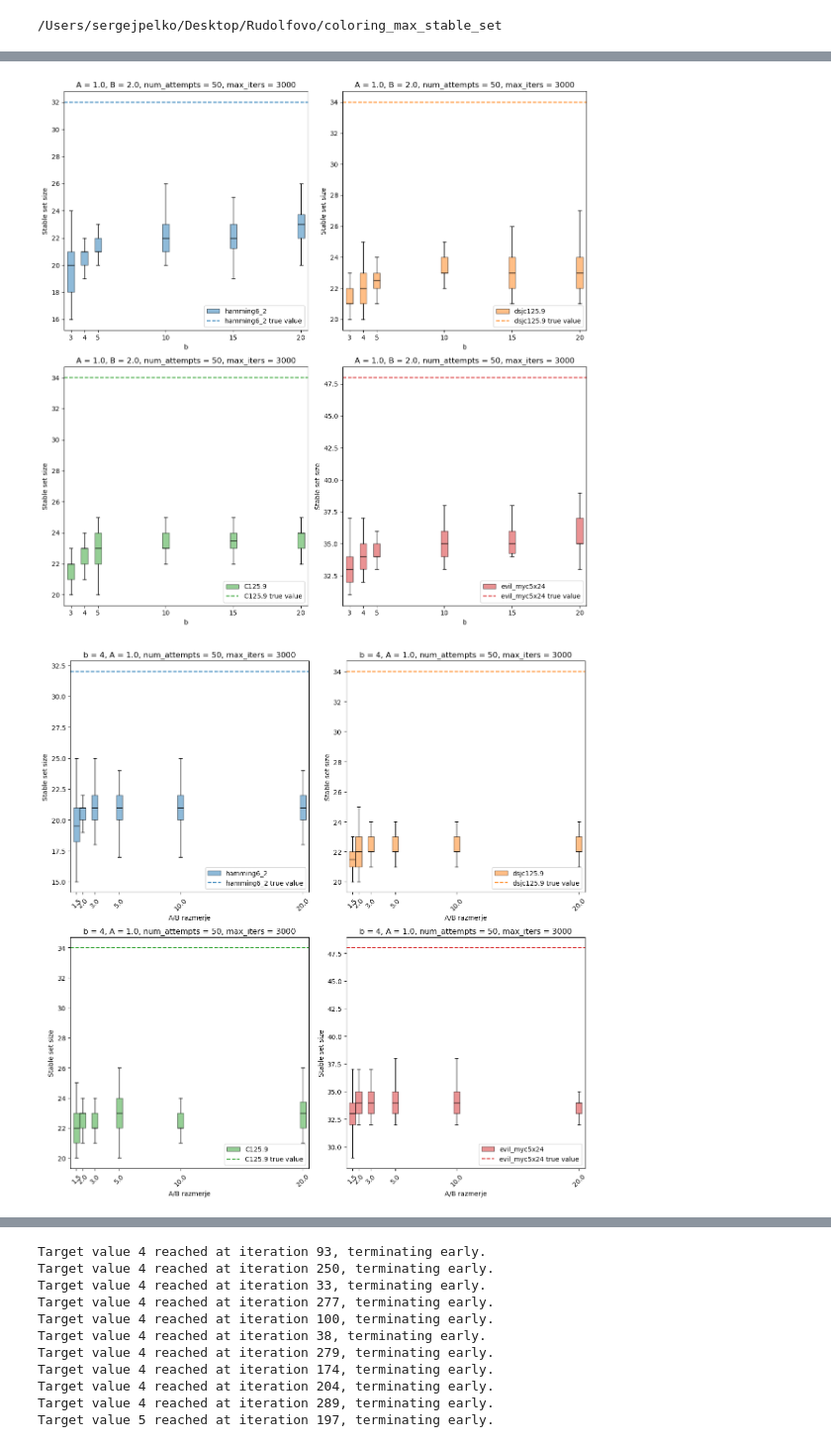
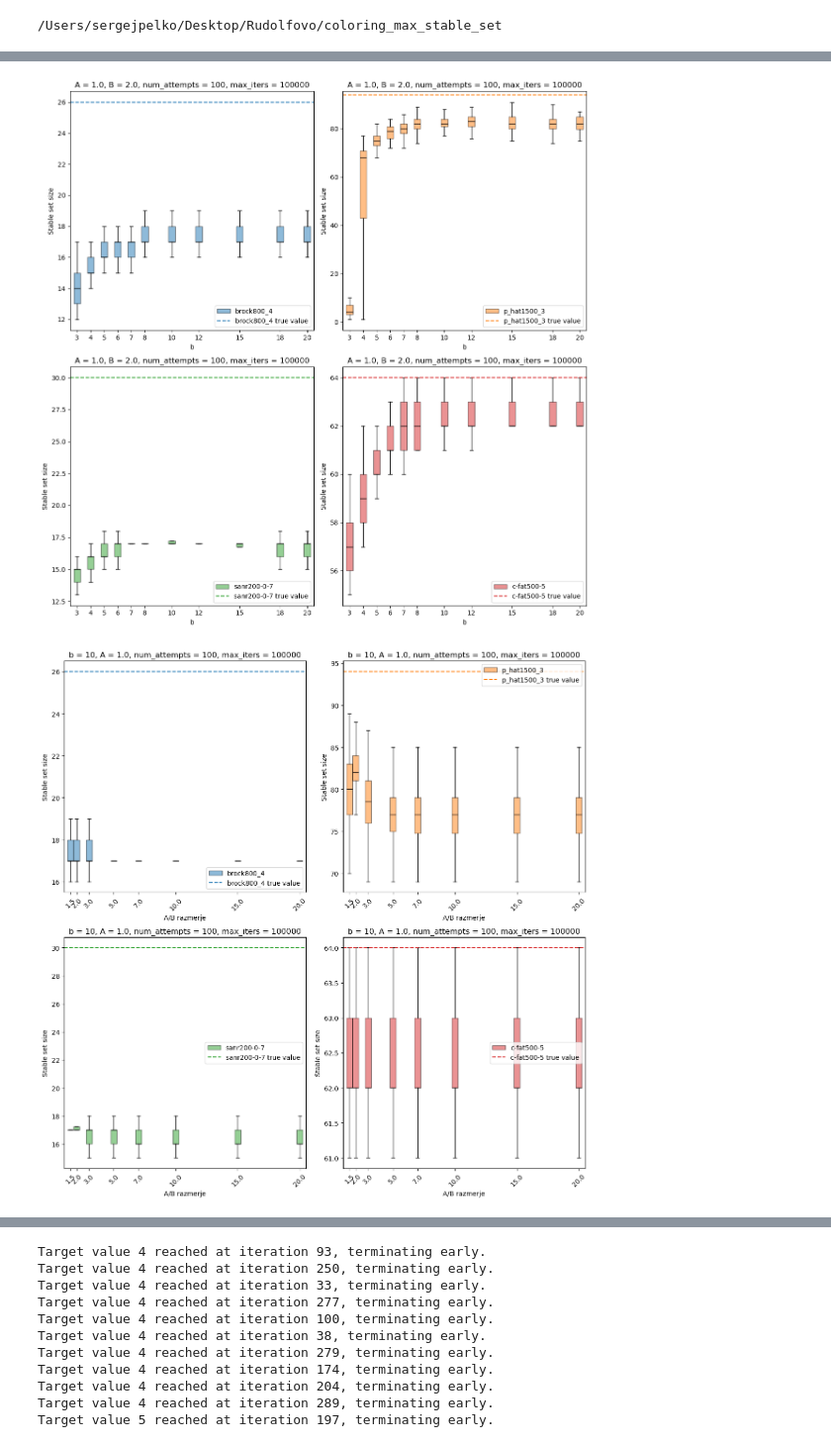
Before and after one commit to serjoza0/petford-welsh-qubo, a Jupyter notebook: analysis/analysis.ipynb, the cells around one changed output, grey strips where cells are left out. Shown at 99% size. Cells and saved outputs as stored; diff of their text form; code cells hidden in the pictures.

```diff
--- a/analysis/analysis.ipynb
+++ b/analysis/analysis.ipynb
@@ -12,34 +12,42 @@ from scripts import *
 /Users/sergejpelko/Desktop/Rudolfovo/coloring_max_stable_set
 # %%
 INSTANCES = {
-    "hamming6_2": "instances/stable_set/hamming6_2_stable_set_edge_list.txt",
-    "hamming6_4": "instances/stable_set/hamming6_4_stable_set_edge_list.txt",
-    "paley61":    "instances/stable_set/paley61_stable_set_edge_list.txt",
-    "dsjc125.9":  "instances/stable_set/dsjc125.9_stable_set_edge_list.txt",
-    "keller4":    "instances/stable_set/keller4_stable_set_edge_list.txt",
-    "MANN_9":     "instances/stable_set/MANN_a9_stable_set_edge_list.txt",
-    "C125.9":     "instances/stable_set/C125.9_stable_set_edge_list.txt",
-    "evil_myc5x24": "instances/stable_set/evil-N120-p98-myc5x24_stable_set_edge_list.txt",
+    # "hamming6_2": "instances/stable_set/hamming6_2_stable_set_edge_list.txt",
+    # "hamming6_4": "instances/stable_set/hamming6_4_stable_set_edge_list.txt",
+    # "paley61":    "instances/stable_set/paley61_stable_set_edge_list.txt",
+    # "dsjc125.9":  "instances/stable_set/dsjc125.9_stable_set_edge_list.txt",
+    # "keller4":    "instances/stable_set/keller4_stable_set_edge_list.txt",
+    # "MANN_9":     "instances/stable_set/MANN_a9_stable_set_edge_list.txt",
+    # "C125.9":     "instances/stable_set/C125.9_stable_set_edge_list.txt",
+    # "evil_myc5x24": "instances/stable_set/evil-N120-p98-myc5x24_stable_set_edge_list.txt",
+    "brock800_4": "instances/stable_set/brock800_4_stable_set_edge_list.txt",
+    "p_hat1500_3": "instances/stable_set/p_hat1500_3_stable_set_edge_list.txt",
+    "sanr200-0-7": "instances/stable_set/sanr200-0-7_stable_set_edge_list.txt",
+    "c-fat500-5": "instances/stable_set/c-fat500-5_stable_set_edge_list.txt",
 }
 
 TRUE_VALUES = {
     "hamming6_2": 32,
     "hamming6_4": 4,
-    "paley61": 5,
+    # "paley61": 5,
     "dsjc125.9": 34,
-    "keller4": 11,
-    "MANN_9": 16,
+    # "keller4": 11,
+    # "MANN_9": 16,
     "C125.9": 34,
     "evil_myc5x24": 48,
+    "brock800_4": 26,
+    "p_hat1500_3": 94,
+    "sanr200-0-7": 30,
+    "c-fat500-5": 64,
 }
 A = 1.0
-B_RATIOS = [1.5, 2, 3, 5, 10, 20]
-BASES = [3, 4, 5, 10, 15, 20]
+B_RATIOS = [1.5, 2, 3, 5, 7, 10, 15, 20]
+BASES = [3, 4, 5, 6, 7, 8, 10, 12, 15, 18, 20]
 NUM_ATTEMPTS = 100
-MAX_ITERS = 3000
+MAX_ITERS = 100000
 SEED = 0
 # %%
-param_sweep_path = "../results/param_sweep_results.csv"
+param_sweep_path = "./results/param_sweep_results.csv"
 
 with open(param_sweep_path, 'r') as f:
     reader = csv.DictReader(f)
@@ -81,38 +89,38 @@ for i, (instance, size) in enumerate(INSTANCES.items()):
     ax[i//2, i%2].set_title(f"A = {A}, B = {float(ratio) * A}, num_attempts = {NUM_ATTEMPTS}, max_iters = {MAX_ITERS}")
 
 plt.tight_layout()
-plt.savefig(f"../results/param_sweep_results_A{A}_B{float(ratio) * A}_num_attempts{NUM_ATTEMPTS}_max_iters{MAX_ITERS}.png")
+plt.savefig(f"./results/param_sweep_results_A{A}_B{float(ratio) * A}_num_attempts{NUM_ATTEMPTS}_max_iters{MAX_ITERS}.png")
 plt.show()
 # %% [output]
-[figure, old version]
+[figure, new version]
 # %%
 
 colors = ["tab:blue", "tab:orange", "tab:green", "tab:red", "tab:purple"]
 
-base = "4"
+base = "10"
 fig, ax = plt.subplots(2,2, figsize=(12,12))
 
 for i, (instance, size) in enumerate(INSTANCES.items()):
     data_per_instance = [e for e in data if e["instance"] == instance]
     data_per_base = [e for e in data_per_instance if e["base"] == base]
     ratios = np.array([float(e["ratio"]) for e in data_per_base])
     sizes = np.array([e["sizes"] for e in data_per_base])
     sizes = [list(map(int, s.strip("[]").split(","))) for s in sizes]
     ax[i//2, i%2].boxplot(sizes, positions=ratios, widths=0.5, patch_artist=True, boxprops=dict(facecolor=colors[i], alpha=0.5), medianprops=dict(color="black"), showfliers=False, label=f"{instance}")
     ax[i//2, i%2].axhline(y=TRUE_VALUES[instance], color=colors[i], linestyle="--", label=f"{instance} true value")
     ax[i//2, i%2].set_xlabel("A/B ratio")
     ax[i//2, i%2].set_ylabel("Stable set size")
     ax[i//2, i%2].set_title(f"{instance}")
     # ax[i//2, i%2].set_ylim(0, TRUE_VALUES[instance] + 1)
     ax[i//2, i%2].legend()
     ax[i//2, i%2].set_xlabel("A/B razmerje")
     ax[i//2, i%2].set_ylabel("Stable set size")
     ax[i//2, i%2].tick_params(axis='x', labelrotation=45)
     ax[i//2, i%2].set_title(f"b = {base}, A = {A}, num_attempts = {NUM_ATTEMPTS}, max_iters = {MAX_ITERS}")
 
 
 plt.tight_layout()
-plt.savefig(f"../results/param_sweep_results_base{base}_A{A}_num_attempts{NUM_ATTEMPTS}_max_iters{MAX_ITERS}.png")
+# plt.savefig(f"./results/param_sweep_results_base{base}_A{A}_num_attempts{NUM_ATTEMPTS}_max_iters{MAX_ITERS}.png")
 plt.show()
 # %% [output]
-[figure, old version]
+[figure, new version]
```
Also changed, not shown: parts of 4 cells of this notebook, 21 other files.
